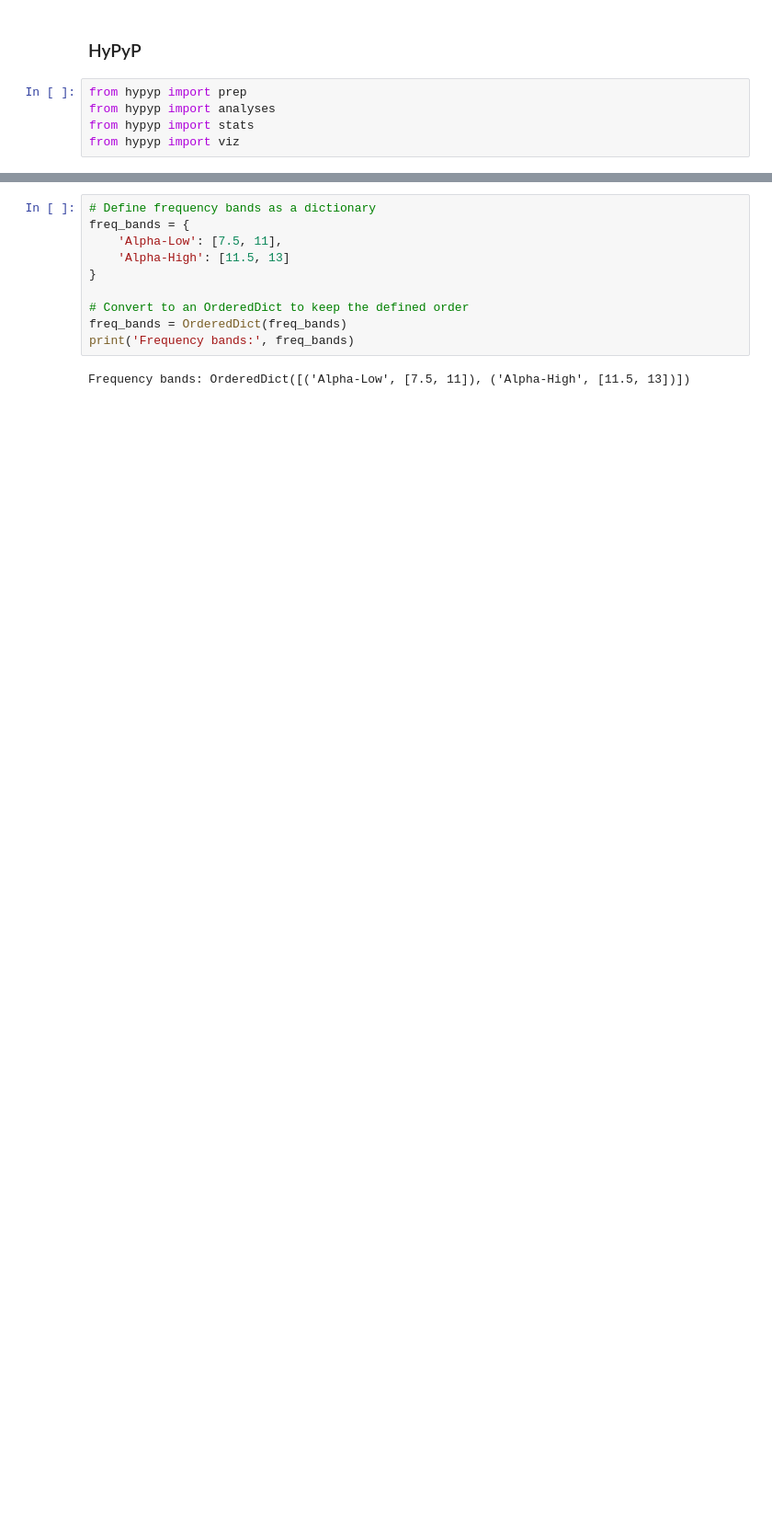
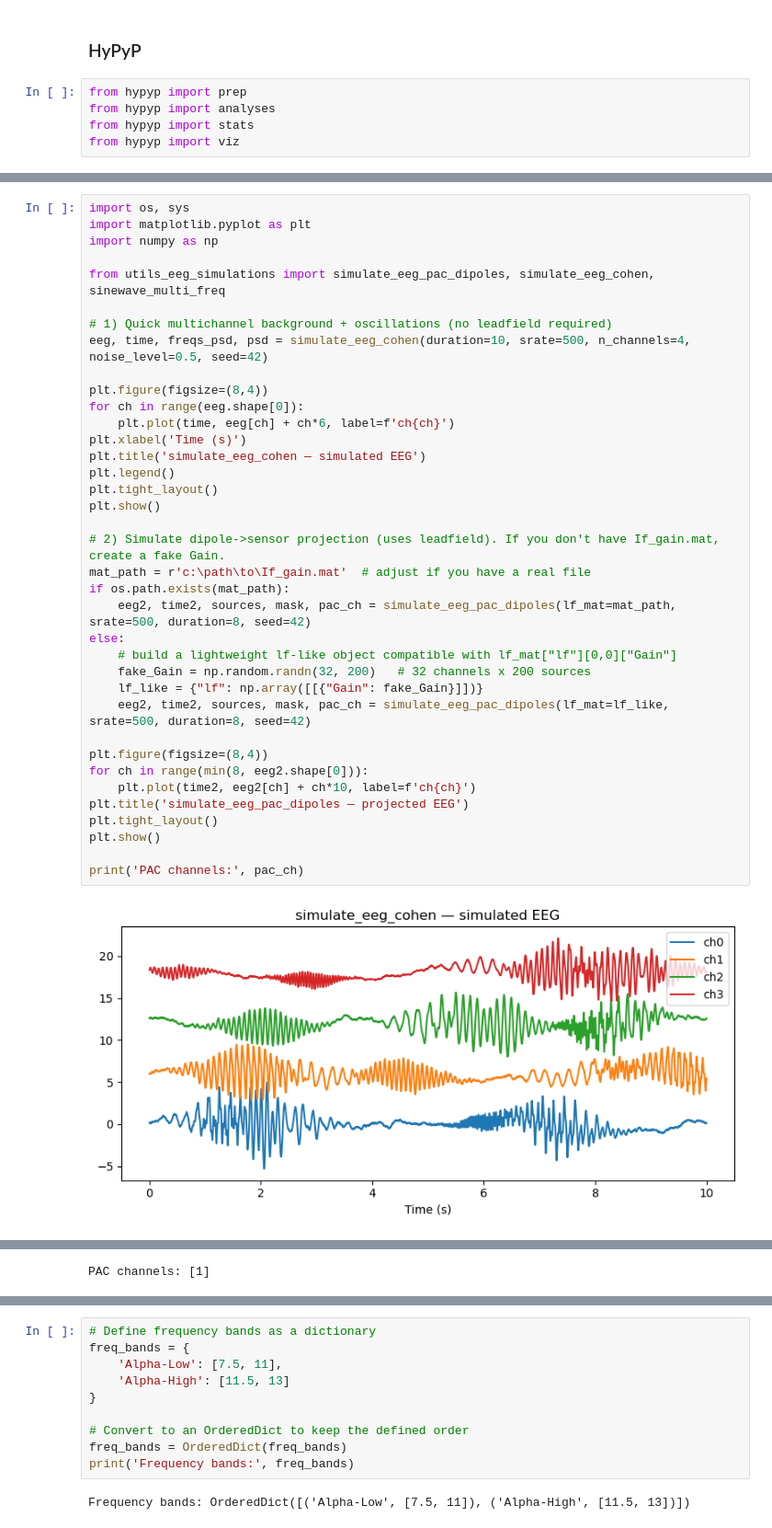
Before and after one commit to JoaquimStr/HyPyPCookBook, a Jupyter notebook: getting_started_merged.ipynb, the cells around one changed output, grey strips where cells are left out. Shown at 92% size. Drawn from its saved outputs; the diff is of its cells as text; blank space fills up the shorter version.

```diff
--- a/getting_started_merged.ipynb
+++ b/getting_started_merged.ipynb
@@ -72,0 +98,39 @@ from hypyp import viz
+# %%
+import os, sys
+import matplotlib.pyplot as plt
+import numpy as np
+
+from utils_eeg_simulations import simulate_eeg_pac_dipoles, simulate_eeg_cohen, sinewave_multi_freq
+
+# 1) Quick multichannel background + oscillations (no leadfield required)
+eeg, time, freqs_psd, psd = simulate_eeg_cohen(duration=10, srate=500, n_channels=4, noise_level=0.5, seed=42)
+
+plt.figure(figsize=(8,4))
+for ch in range(eeg.shape[0]):
+    plt.plot(time, eeg[ch] + ch*6, label=f'ch{ch}')
+plt.xlabel('Time (s)')
+plt.title('simulate_eeg_cohen — simulated EEG')
+plt.legend()
+plt.tight_layout()
+plt.show()
+
+# 2) Simulate dipole->sensor projection (uses leadfield). If you don't have If_gain.mat, create a fake Gain.
+mat_path = r'c:\path\to\If_gain.mat'  # adjust if you have a real file
+if os.path.exists(mat_path):
+    eeg2, time2, sources, mask, pac_ch = simulate_eeg_pac_dipoles(lf_mat=mat_path, srate=500, duration=8, seed=42)
+else:
+    # build a lightweight lf-like object compatible with lf_mat["lf"][0,0]["Gain"]
+    fake_Gain = np.random.randn(32, 200)   # 32 channels x 200 sources
+    lf_like = {"lf": np.array([[{"Gain": fake_Gain}]])}
+    eeg2, time2, sources, mask, pac_ch = simulate_eeg_pac_dipoles(lf_mat=lf_like, srate=500, duration=8, seed=42)
+
+plt.figure(figsize=(8,4))
+for ch in range(min(8, eeg2.shape[0])):
+    plt.plot(time2, eeg2[ch] + ch*10, label=f'ch{ch}')
+plt.title('simulate_eeg_pac_dipoles — projected EEG')
+plt.tight_layout()
+plt.show()
+
+print('PAC channels:', pac_ch)
+# %% [output]
+[figure, added]
@@ -72,0 +138 @@ from hypyp import viz
+PAC channels: [1]
```
Also changed, not shown: parts of 68 cells of this notebook, 3 other files.
